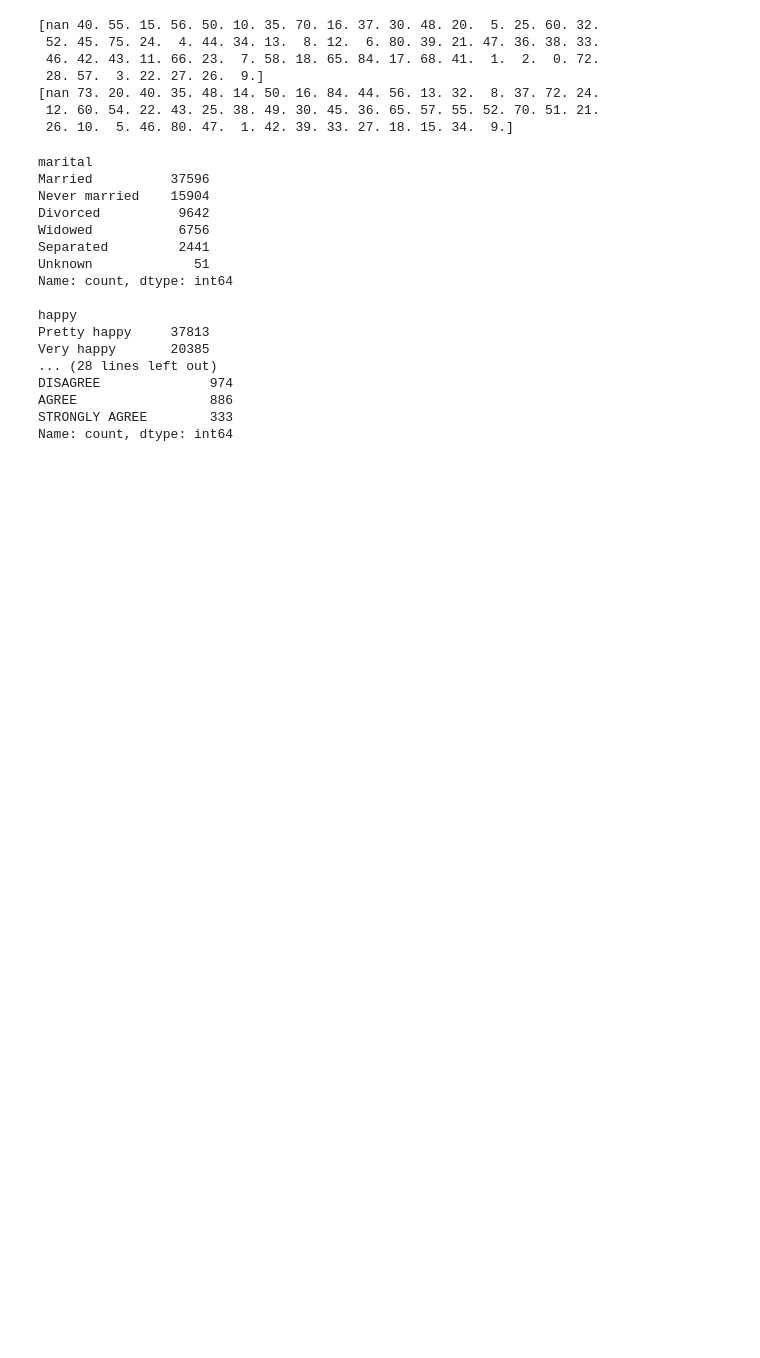
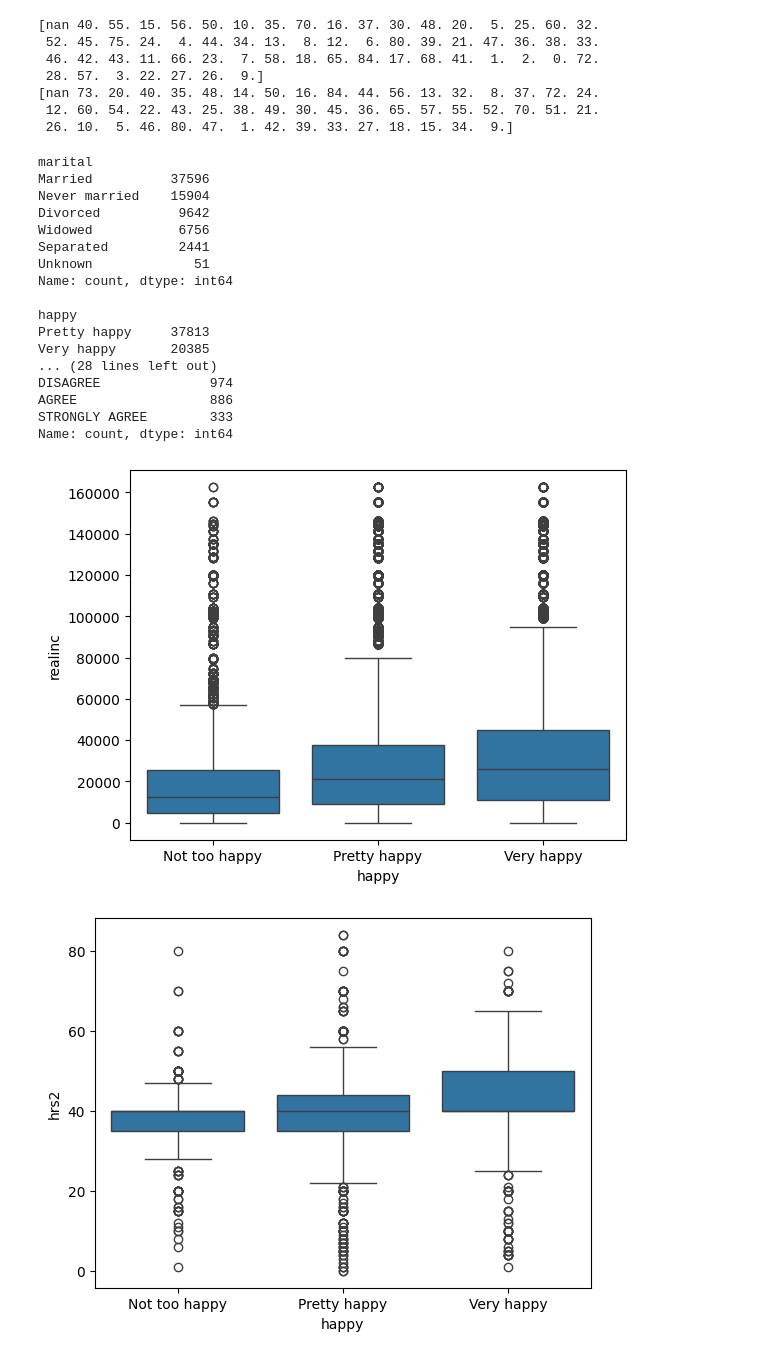
Before and after one commit to ashleynguyen04/EDA, a Jupyter notebook: lab/gss.ipynb, the cells around one changed output. Cells and saved outputs as stored; diff of their text form; code cells hidden in the pictures; blank space fills up the shorter version.

```diff
--- a/lab/gss.ipynb
+++ b/lab/gss.ipynb
@@ -135,3 +138,19 @@ DISAGREE              974
 AGREE                 886
 STRONGLY AGREE        333
 Name: count, dtype: int64
+# %%
+sns.boxplot(data=df, x="happy", y="realinc", order=["Not too happy", "Pretty happy", "Very happy"])
+plt.show()
+
+sns.boxplot(data=df, x="happy", y="hrs2", order=["Not too happy", "Pretty happy", "Very happy"])
+plt.show()
+
+sns.boxplot(data=df, x="happy", y="sphrs2", order=["Not too happy", "Pretty happy", "Very happy"])
+plt.show()
+
+sns.scatterplot(data=df, x="hrs2", y="sphrs2", hue="happy")
+plt.legend(title="Happiness Level", loc="upper right", bbox_to_anchor=(1.35, 1))
+plt.show()
+# %% [output]
+[figure, added]
+[figure, added]
```
Also changed, not shown: parts of 3 cells of this notebook.
